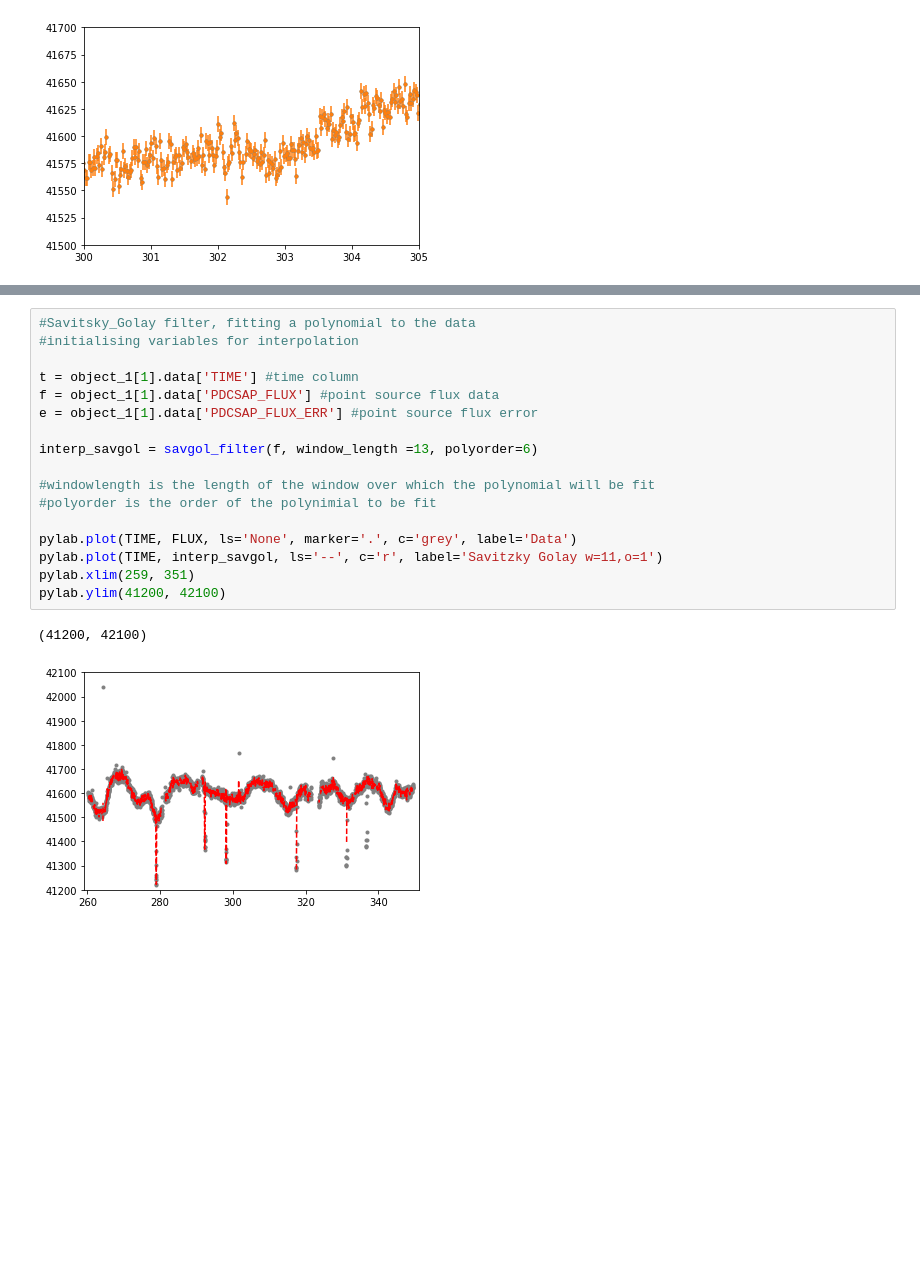
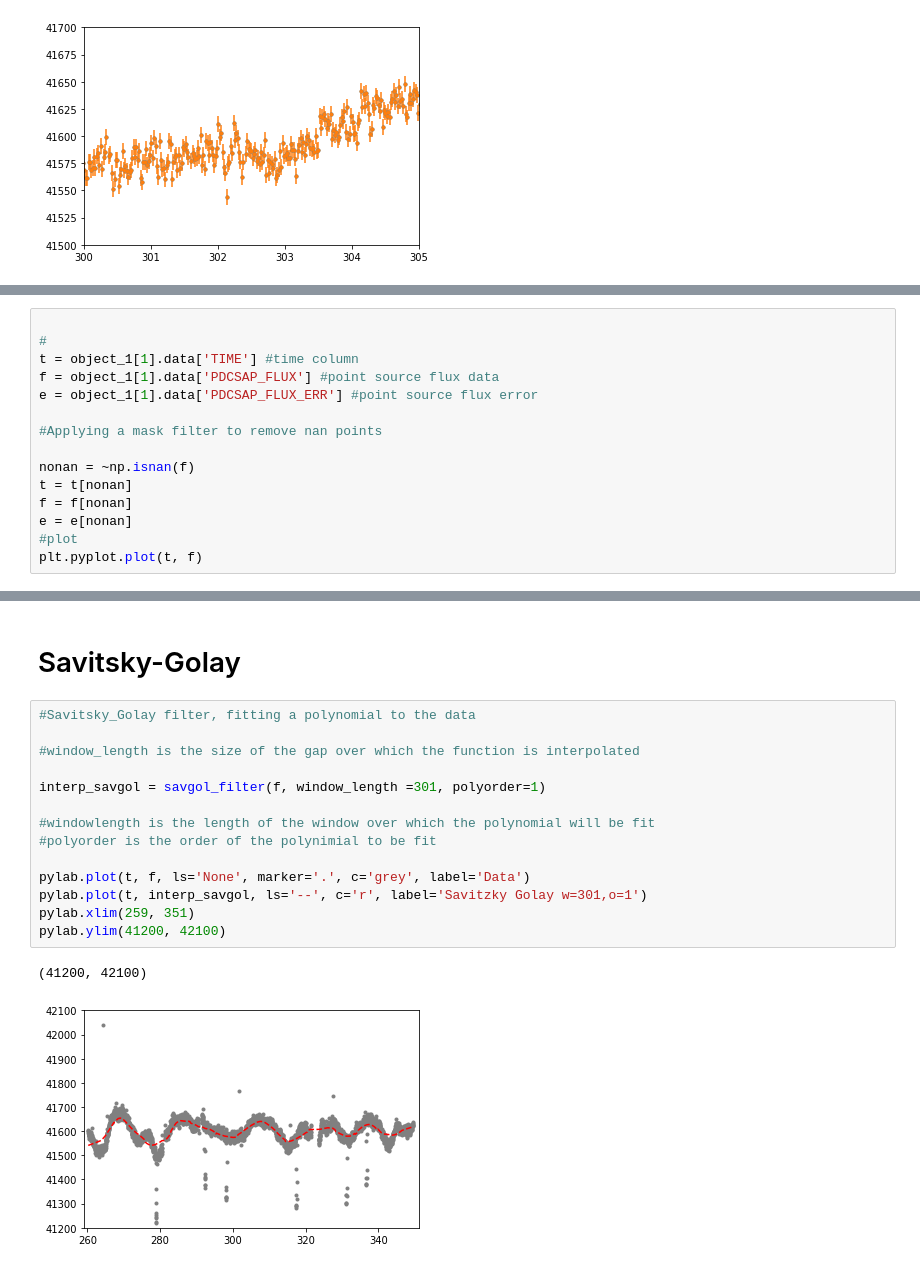
Before and after one commit to nathanmeagher/PH30116, a Jupyter notebook: COURSEWORK.ipynb, the cells around one changed output, grey strips where cells are left out. Saved outputs shown, nothing was run; the diff lists cells and outputs as text; blank space fills up the shorter version.

```diff
--- a/COURSEWORK.ipynb
+++ b/COURSEWORK.ipynb
@@ -146,0 +179,15 @@ pylab.errorbar(object_1[1].data['TIME'], object_1[1].data['PDCSAP_FLUX'], object
+# %%
+
+#
+t = object_1[1].data['TIME'] #time column
+f = object_1[1].data['PDCSAP_FLUX'] #point source flux data
+e = object_1[1].data['PDCSAP_FLUX_ERR'] #point source flux error
+
+#Applying a mask filter to remove nan points
+
+nonan = ~np.isnan(f)
+t = t[nonan]
+f = f[nonan]
+e = e[nonan]
+#plot
+plt.pyplot.plot(t, f)
@@ -147,20 +197,19 @@ pylab.errorbar(object_1[1].data['TIME'], object_1[1].data['PDCSAP_FLUX'], object
+# %% [markdown]
+# Savitsky-Golay
 # %%
 #Savitsky_Golay filter, fitting a polynomial to the data
-#initialising variables for interpolation
 
-t = object_1[1].data['TIME'] #time column
-f = object_1[1].data['PDCSAP_FLUX'] #point source flux data
-e = object_1[1].data['PDCSAP_FLUX_ERR'] #point source flux error
+#window_length is the size of the gap over which the function is interpolated
 
-interp_savgol = savgol_filter(f, window_length =13, polyorder=6)
+interp_savgol = savgol_filter(f, window_length =301, polyorder=1)
 
 #windowlength is the length of the window over which the polynomial will be fit
 #polyorder is the order of the polynimial to be fit
 
-pylab.plot(TIME, FLUX, ls='None', marker='.', c='grey', label='Data')
-pylab.plot(TIME, interp_savgol, ls='--', c='r', label='Savitzky Golay w=11,o=1')
+pylab.plot(t, f, ls='None', marker='.', c='grey', label='Data')
+pylab.plot(t, interp_savgol, ls='--', c='r', label='Savitzky Golay w=301,o=1')
 pylab.xlim(259, 351)
 pylab.ylim(41200, 42100)
 # %% [output]
 (41200, 42100)
-[figure, old version]
+[figure, new version]
```
Also changed, not shown: parts of 19 cells of this notebook, 5 other files.
